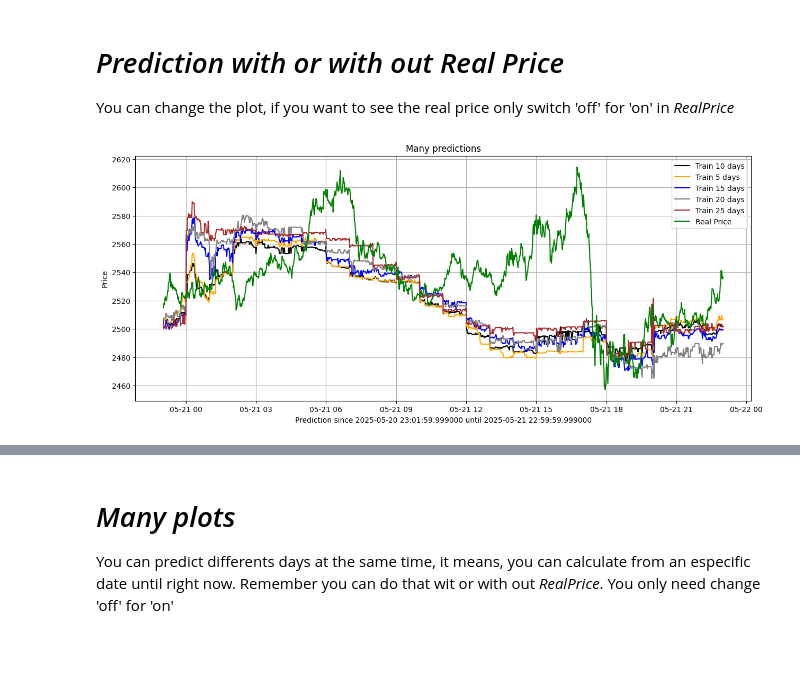
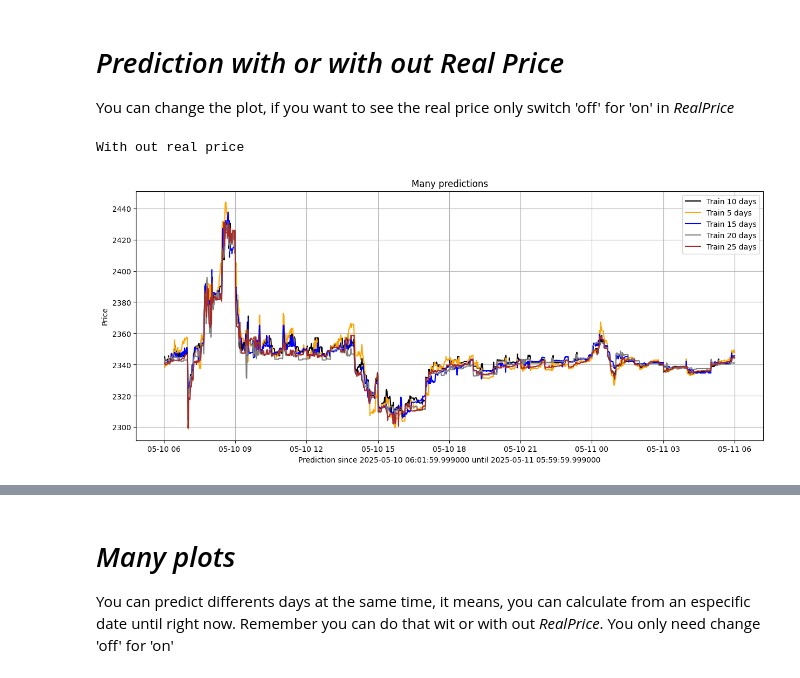
Before and after one commit to Santiagosphysics/FinalHeimdall, a Jupyter notebook: test_1.ipynb, the cells around one changed output, grey strips where cells are left out. Saved outputs shown, nothing was run; the diff lists cells and outputs as text; code cells hidden in the pictures; blank space fills up the shorter version.

```diff
--- a/test_1.ipynb
+++ b/test_1.ipynb
@@ -5,22 +5,23 @@ You can change the plot, if you want to see the real price only switch 'off' for
 # %%
 %matplotlib inline
 from indicators import ModelIndicators
 
-end_time = '2025-05-20 23:00:00'
+end_time = '2025-05-10 06:00:00'
 
 crypto='ETHUSDT'
 time='min'
 
 FirstTime= 5
 SecondTime=10
 ThirdTime= 15
 FourthTime=20
 FifthTime= 25
 
-RealPrice = 'on'
+RealPrice = 'off'
 ShowImage = 'on'
 
 test = ModelIndicators().XGBoostFinalFivePreds(end_time, FirstTime, SecondTime, ThirdTime, FourthTime, FifthTime, crypto, time)
 plot_1 = ModelIndicators().CreateImagesFivePreds(data=test, RealPrice=RealPrice, ShowImage=ShowImage)
 # %% [output]
+With out real price
-[figure, old version]
+[figure, new version]
```
Also changed, not shown: parts of 4 cells of this notebook, 1 other file.
